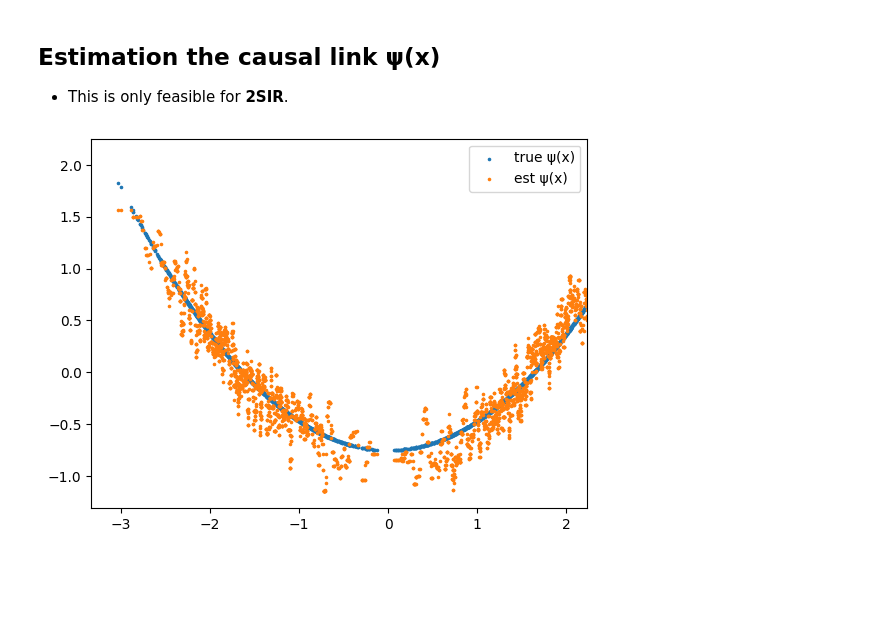
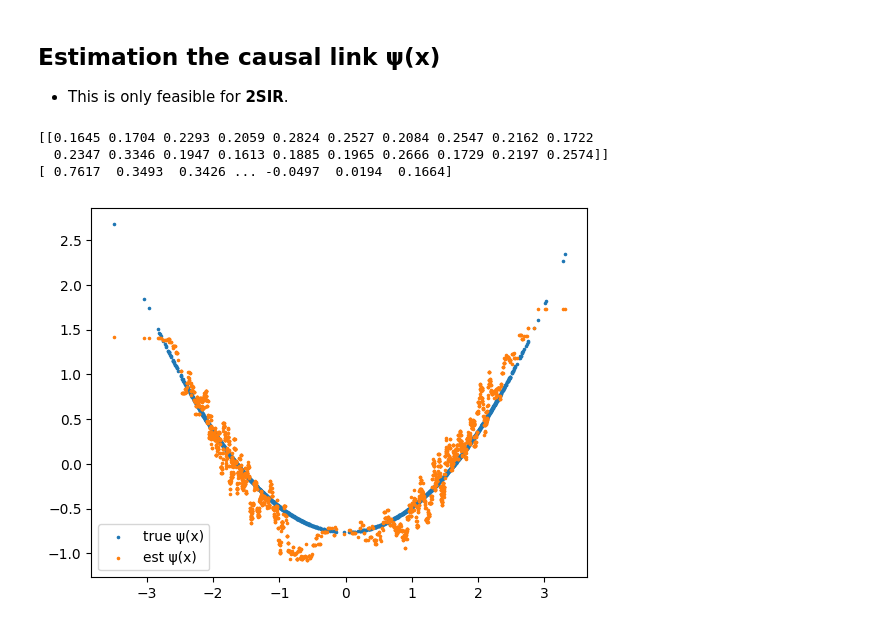
Before and after one commit to statmlben/nonlinear-causal, a Jupyter notebook: nb/sim_invalidIVs.ipynb, the cells around one changed output. Saved outputs shown, nothing was run; the diff lists cells and outputs as text; code cells hidden in the pictures; blank space fills up the shorter version.

```diff
--- a/nb/sim_invalidIVs.ipynb
+++ b/nb/sim_invalidIVs.ipynb
@@ -21,8 +21,8 @@ from sklearn.preprocessing import StandardScaler
 from sklearn.model_selection import train_test_split
 
 ## simulate a dataset
-np.random.seed(1)
-n, p = 5000, 20
+np.random.seed(0)
+n, p = 3000, 20
 beta0 = 0.10
 theta0 = np.ones(p) / np.sqrt(p)
 ## simulate invalid IVs
@@ -31,18 +31,6 @@ alpha0[:5] = 1.
 
 Z, X, y, phi = sim(n, p, theta0, beta0, alpha0=alpha0, case='quad', feat='AP-normal')
 
-## normalize the dataset
-center = StandardScaler(with_std=False)
-mean_X, mean_y = X.mean(), y.mean()
-Z, X, y = center.fit_transform(Z), X - mean_X, y - mean_y
-
-## Standard the y s.t. std(y),
-## this equal to / std(y) for both stage models.
-y_scale = y.std()
-y = y / y_scale
-Z = Z / y_scale
-phi = phi / y_scale
-
 ## generate two-stage dataset
 Z1, Z2, X1, X2, y1, y2 = train_test_split(Z, X, y, test_size=0.5, random_state=42)
 n1, n2 = len(Z1), len(Z2)
@@ -148,7 +149,7 @@ In the simulated data, the true causal effect is `beta0 = 0.10`.
 from sklearn.neighbors import KNeighborsRegressor
 
 ## fit the causal link
-SIR.cond_mean=KNeighborsRegressor(n_neighbors=10)
+SIR.cond_mean=KNeighborsRegressor(n_neighbors=15)
 SIR.fit_link(Z1=Z1, X1=X1)
 # evalue ψ(x) based on the estimated causal link
 est_phi = SIR.link(X[:,np.newaxis])
@@ -156,13 +157,20 @@ est_phi = SIR.link(X[:,np.newaxis])
 # since the model may change in constants, we first center the data
 phi = phi - np.mean(phi)
 # est_phi = est_phi - np.mean(est_phi)
+# %%
+print(SIR.sir.directions_)
+print(Z1.dot(SIR.theta))
+# %% [output]
+[[0.1645 0.1704 0.2293 0.2059 0.2824 0.2527 0.2084 0.2547 0.2162 0.1722
+  0.2347 0.3346 0.1947 0.1613 0.1885 0.1965 0.2666 0.1729 0.2197 0.2574]]
+[ 0.7617  0.3493  0.3426 ... -0.0497  0.0194  0.1664]
 # %%
 import matplotlib.pyplot as plt
 
-plt.xlim(1.1*min(X), np.quantile(X,0.95))
+plt.xlim(1.1*min(X), 1.1*max(X))
 plt.scatter(X, phi, s=2.5, label='true ψ(x)')
 plt.scatter(X, -est_phi, s=2.5, label='est ψ(x)')
 plt.legend()
 plt.show()
 # %% [output]
-[figure, old version]
+[figure, new version]
```
Also changed, not shown: parts of 5 cells of this notebook, 2 other files.
